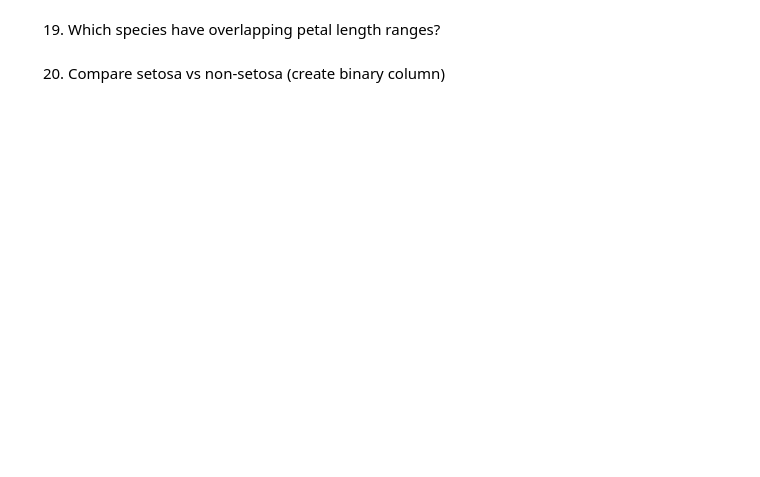
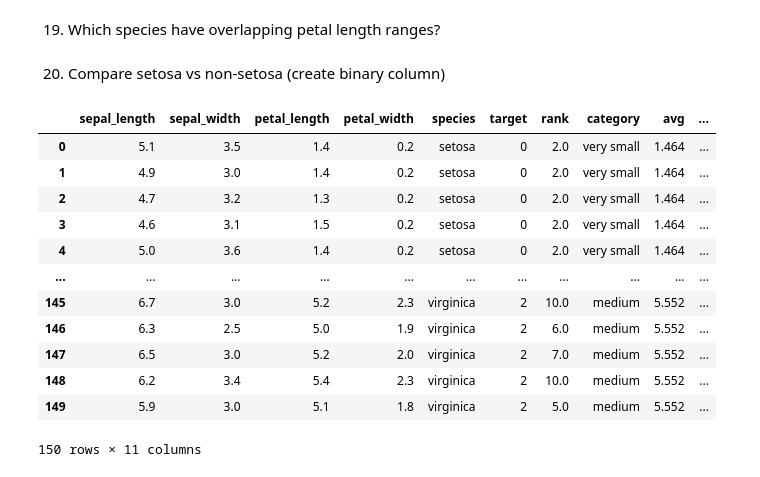
Before and after one commit to r-tavakoli/ai-ml-exercises, a Jupyter notebook: pandas/003_iris.ipynb, the cells around one changed output. Drawn from its saved outputs; the diff is of its cells as text; code cells hidden in the pictures; blank space fills up the shorter version.

```diff
--- a/pandas/003_iris.ipynb
+++ b/pandas/003_iris.ipynb
@@ -61,3 +390,20 @@ iris.head()
 19. Which species have overlapping petal length ranges?
 # %% [markdown]
 20. Compare setosa vs non-setosa (create binary column)
+# %%
+iris['is_setosa'] = np.where(iris['species'] == 'Setosa', 1, 0)
+iris
+# %% [output]
+|  | sepal_length | sepal_width | petal_length | petal_width | species | target | rank | category | avg | ... |
+| 0 | 5.1 | 3.5 | 1.4 | 0.2 | setosa | 0 | 2.0 | very small | 1.464 | ... |
+| 1 | 4.9 | 3.0 | 1.4 | 0.2 | setosa | 0 | 2.0 | very small | 1.464 | ... |
+| 2 | 4.7 | 3.2 | 1.3 | 0.2 | setosa | 0 | 2.0 | very small | 1.464 | ... |
+| 3 | 4.6 | 3.1 | 1.5 | 0.2 | setosa | 0 | 2.0 | very small | 1.464 | ... |
+| 4 | 5.0 | 3.6 | 1.4 | 0.2 | setosa | 0 | 2.0 | very small | 1.464 | ... |
+| ... | ... | ... | ... | ... | ... | ... | ... | ... | ... | ... |
+| 145 | 6.7 | 3.0 | 5.2 | 2.3 | virginica | 2 | 10.0 | medium | 5.552 | ... |
+| 146 | 6.3 | 2.5 | 5.0 | 1.9 | virginica | 2 | 6.0 | medium | 5.552 | ... |
+| 147 | 6.5 | 3.0 | 5.2 | 2.0 | virginica | 2 | 7.0 | medium | 5.552 | ... |
+| 148 | 6.2 | 3.4 | 5.4 | 2.3 | virginica | 2 | 10.0 | medium | 5.552 | ... |
+| 149 | 5.9 | 3.0 | 5.1 | 1.8 | virginica | 2 | 5.0 | medium | 5.552 | ... |
+150 rows × 11 columns
```
Also changed, not shown: parts of 33 cells of this notebook.
